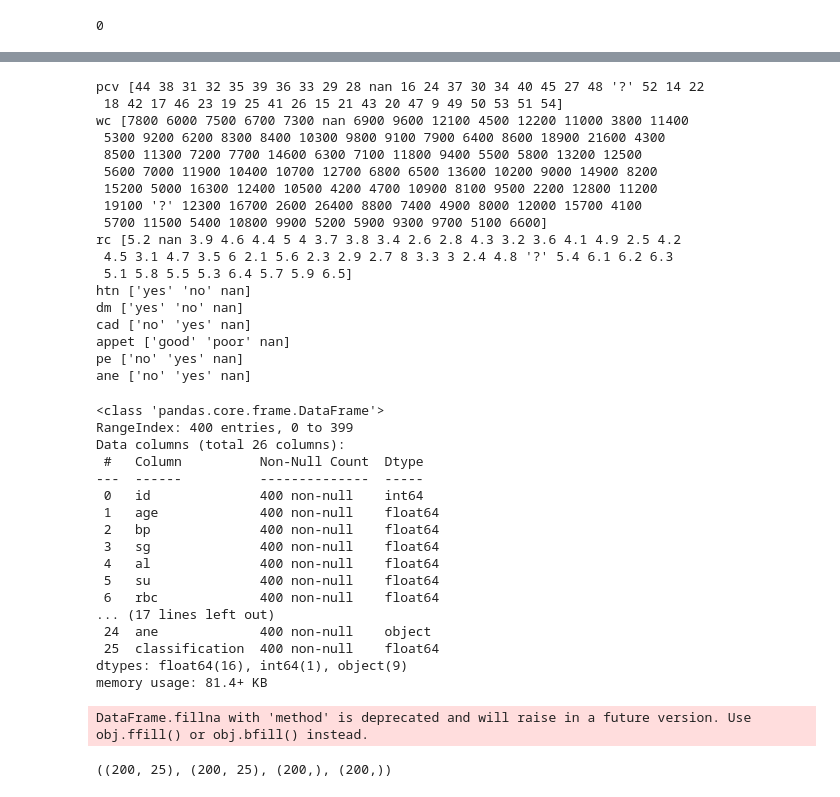
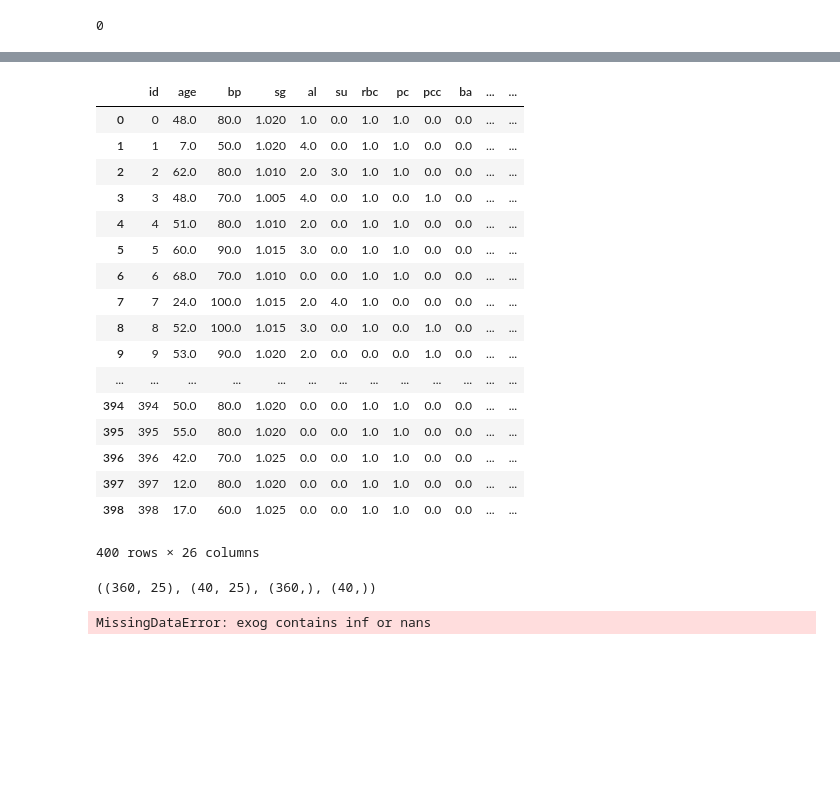
Before and after one commit to raju1207/Multiple-Disease-Prediction-Analysis, a Jupyter notebook: Multiple_Disease_Prediction_Analysis.ipynb, the cells around one changed output, grey strips where cells are left out. Cells and saved outputs as stored; diff of their text form; code cells hidden in the pictures; blank space fills up the shorter version.

```diff
--- a/Multiple_Disease_Prediction_Analysis.ipynb
+++ b/Multiple_Disease_Prediction_Analysis.ipynb
@@ -477,58 +464,44 @@ K_Data.duplicated().sum()
 # %%
-from sklearn.preprocessing import OrdinalEncoder
-encoder = OrdinalEncoder()
-for i in K_Data.select_dtypes(include = ['object']).columns:
-  print(i,K_Data[i].unique())
+for i in K_Data.select_dtypes(include=["object"]).columns:
+  K_Data[i]=encoder.fit_transform(K_Data[[i]])
-# %% [output]
-pcv [44 38 31 32 35 39 36 33 29 28 nan 16 24 37 30 34 40 45 27 48 '?' 52 14 22
- 18 42 17 46 23 19 25 41 26 15 21 43 20 47 9 49 50 53 51 54]
-wc [7800 6000 7500 6700 7300 nan 6900 9600 12100 4500 12200 11000 3800 11400
- 5300 9200 6200 8300 8400 10300 9800 9100 7900 6400 8600 18900 21600 4300
- 8500 11300 7200 7700 14600 6300 7100 11800 9400 5500 5800 13200 12500
- 5600 7000 11900 10400 10700 12700 6800 6500 13600 10200 9000 14900 8200
- 15200 5000 16300 12400 10500 4200 4700 10900 8100 9500 2200 12800 11200
- 19100 '?' 12300 16700 2600 26400 8800 7400 4900 8000 12000 15700 4100
- 5700 11500 5400 10800 9900 5200 5900 9300 9700 5100 6600]
-rc [5.2 nan 3.9 4.6 4.4 5 4 3.7 3.8 3.4 2.6 2.8 4.3 3.2 3.6 4.1 4.9 2.5 4.2
- 4.5 3.1 4.7 3.5 6 2.1 5.6 2.3 2.9 2.7 8 3.3 3 2.4 4.8 '?' 5.4 6.1 6.2 6.3
- 5.1 5.8 5.5 5.3 6.4 5.7 5.9 6.5]
-htn ['yes' 'no' nan]
-dm ['yes' 'no' nan]
-cad ['no' 'yes' nan]
-appet ['good' 'poor' nan]
-pe ['no' 'yes' nan]
-ane ['no' 'yes' nan]
-# %%
-K_Data.fillna(method = 'bfill', inplace = True)
-K_Data.info(1)
-# %% [output]
-<class 'pandas.core.frame.DataFrame'>
-RangeIndex: 400 entries, 0 to 399
-Data columns (total 26 columns):
- #   Column          Non-Null Count  Dtype
----  ------          --------------  -----
- 0   id              400 non-null    int64
- 1   age             400 non-null    float64
- 2   bp              400 non-null    float64
- 3   sg              400 non-null    float64
- 4   al              400 non-null    float64
- 5   su              400 non-null    float64
- 6   rbc             400 non-null    float64
-... (17 lines left out)
- 24  ane             400 non-null    object
- 25  classification  400 non-null    float64
-dtypes: float64(16), int64(1), object(9)
-memory usage: 81.4+ KB
-DataFrame.fillna with 'method' is deprecated and will raise in a future version. Use obj.ffill() or obj.bfill() instead.
+# %%
+K_Data
+# %% [output]
+|  | id | age | bp | sg | al | su | rbc | pc | pcc | ba | ... | ... |
+| 0 | 0 | 48.0 | 80.0 | 1.020 | 1.0 | 0.0 | 1.0 | 1.0 | 0.0 | 0.0 | ... | ... |
+| 1 | 1 | 7.0 | 50.0 | 1.020 | 4.0 | 0.0 | 1.0 | 1.0 | 0.0 | 0.0 | ... | ... |
+| 2 | 2 | 62.0 | 80.0 | 1.010 | 2.0 | 3.0 | 1.0 | 1.0 | 0.0 | 0.0 | ... | ... |
+| 3 | 3 | 48.0 | 70.0 | 1.005 | 4.0 | 0.0 | 1.0 | 0.0 | 1.0 | 0.0 | ... | ... |
+| 4 | 4 | 51.0 | 80.0 | 1.010 | 2.0 | 0.0 | 1.0 | 1.0 | 0.0 | 0.0 | ... | ... |
+| 5 | 5 | 60.0 | 90.0 | 1.015 | 3.0 | 0.0 | 1.0 | 1.0 | 0.0 | 0.0 | ... | ... |
+| 6 | 6 | 68.0 | 70.0 | 1.010 | 0.0 | 0.0 | 1.0 | 1.0 | 0.0 | 0.0 | ... | ... |
+| 7 | 7 | 24.0 | 100.0 | 1.015 | 2.0 | 4.0 | 1.0 | 0.0 | 0.0 | 0.0 | ... | ... |
+| 8 | 8 | 52.0 | 100.0 | 1.015 | 3.0 | 0.0 | 1.0 | 0.0 | 1.0 | 0.0 | ... | ... |
+| 9 | 9 | 53.0 | 90.0 | 1.020 | 2.0 | 0.0 | 0.0 | 0.0 | 1.0 | 0.0 | ... | ... |
+| ... | ... | ... | ... | ... | ... | ... | ... | ... | ... | ... | ... | ... |
+| 394 | 394 | 50.0 | 80.0 | 1.020 | 0.0 | 0.0 | 1.0 | 1.0 | 0.0 | 0.0 | ... | ... |
+| 395 | 395 | 55.0 | 80.0 | 1.020 | 0.0 | 0.0 | 1.0 | 1.0 | 0.0 | 0.0 | ... | ... |
+| 396 | 396 | 42.0 | 70.0 | 1.025 | 0.0 | 0.0 | 1.0 | 1.0 | 0.0 | 0.0 | ... | ... |
+| 397 | 397 | 12.0 | 80.0 | 1.020 | 0.0 | 0.0 | 1.0 | 1.0 | 0.0 | 0.0 | ... | ... |
+| 398 | 398 | 17.0 | 60.0 | 1.025 | 0.0 | 0.0 | 1.0 | 1.0 | 0.0 | 0.0 | ... | ... |
+400 rows × 26 columns
 # %%
 x = K_Data.iloc[:,:-1] # Independent Coloum
 y = K_Data.iloc[:,-1]  # Dependent Coloum
 # %%
 from sklearn.model_selection import train_test_split
-x_train,x_test, y_train,y_test = train_test_split(x,y,test_size = 0.5)
+x_train,x_test, y_train,y_test = train_test_split(x,y,test_size = 0.1)
 x_train.shape,x_test.shape,y_train.shape,y_test.shape
 # %% [output]
-((200, 25), (200, 25), (200,), (200,))
+((360, 25), (40, 25), (360,), (40,))
+# %%
+#Logistic Regression
+
+x = sm.add_constant(x)
+model = sm.Logit(y,x).fit()
+model.summary()
+# %% [output]
+MissingDataError: exog contains inf or nans
 # %%
 from xgboost import XGBClassifier
 model1 = XGBClassifier().fit(x_train,y_train)
```
Also changed, not shown: parts of 7 cells of this notebook.
